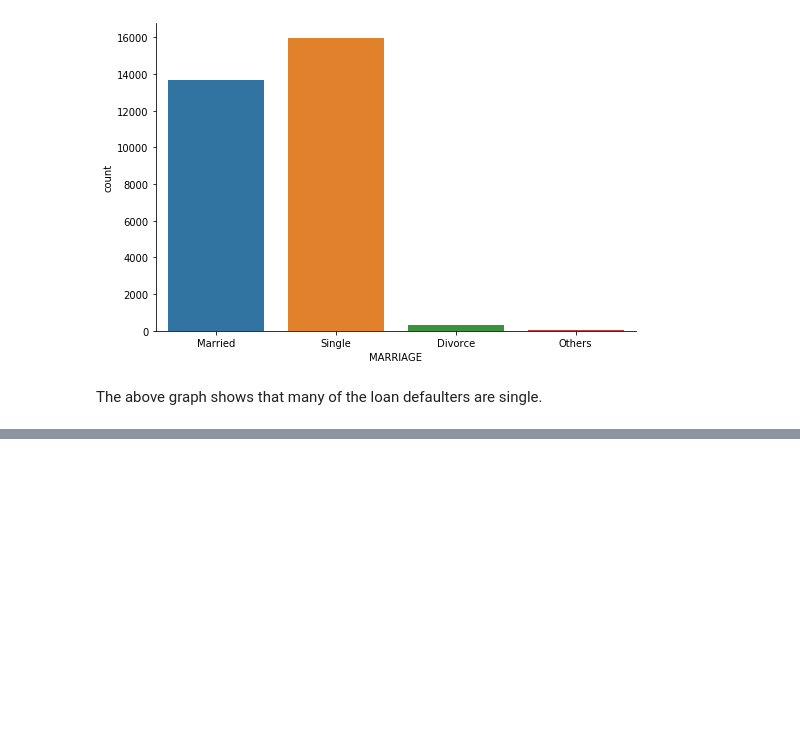
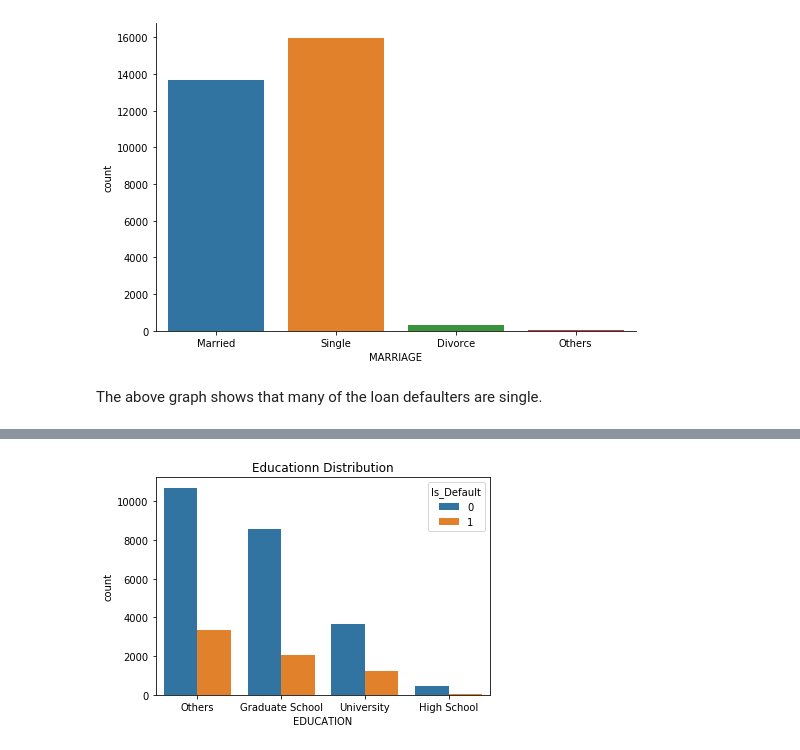
Before and after one commit to Prassannabi/Data-science-python, a Jupyter notebook: Exploratory data analysis.ipynb, the cells around one changed output, grey strips where cells are left out. Saved outputs shown, nothing was run; the diff lists cells and outputs as text; code cells hidden in the pictures; blank space fills up the shorter version.

```diff
--- a/Exploratory data analysis.ipynb
+++ b/Exploratory data analysis.ipynb
@@ -127,0 +287,8 @@ The above graph shows that many of the loan defaulters are single.
+# %%
+## Educationn distribution of defaulters and non defaulters
+plt.title('Educationn Distribution')
+echart = sns.countplot(x= 'EDUCATION', hue = 'Is_Default', data = credit)
+echart.set_xticklabels(['Others','Graduate School','University','High School'])
+plt.show()
+# %% [output]
+[figure, added]
```
Also changed, not shown: parts of 19 cells of this notebook.
